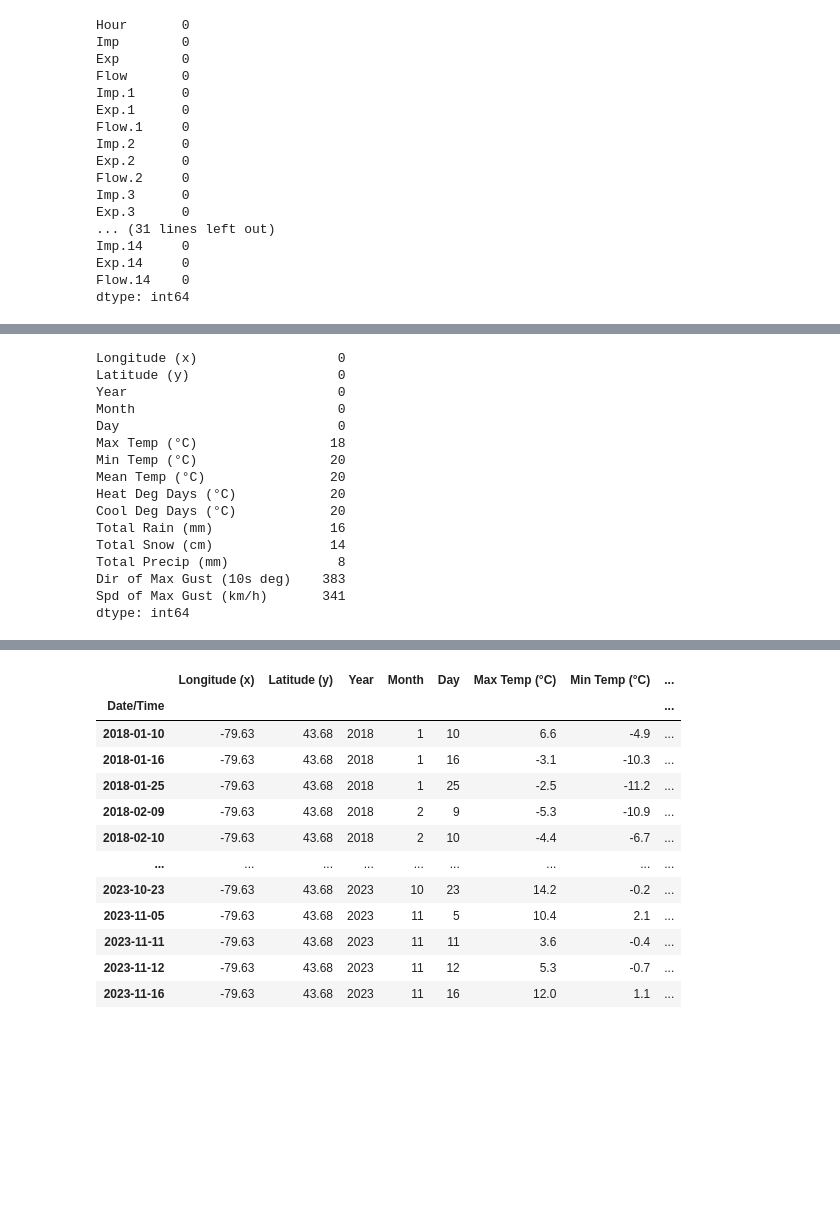
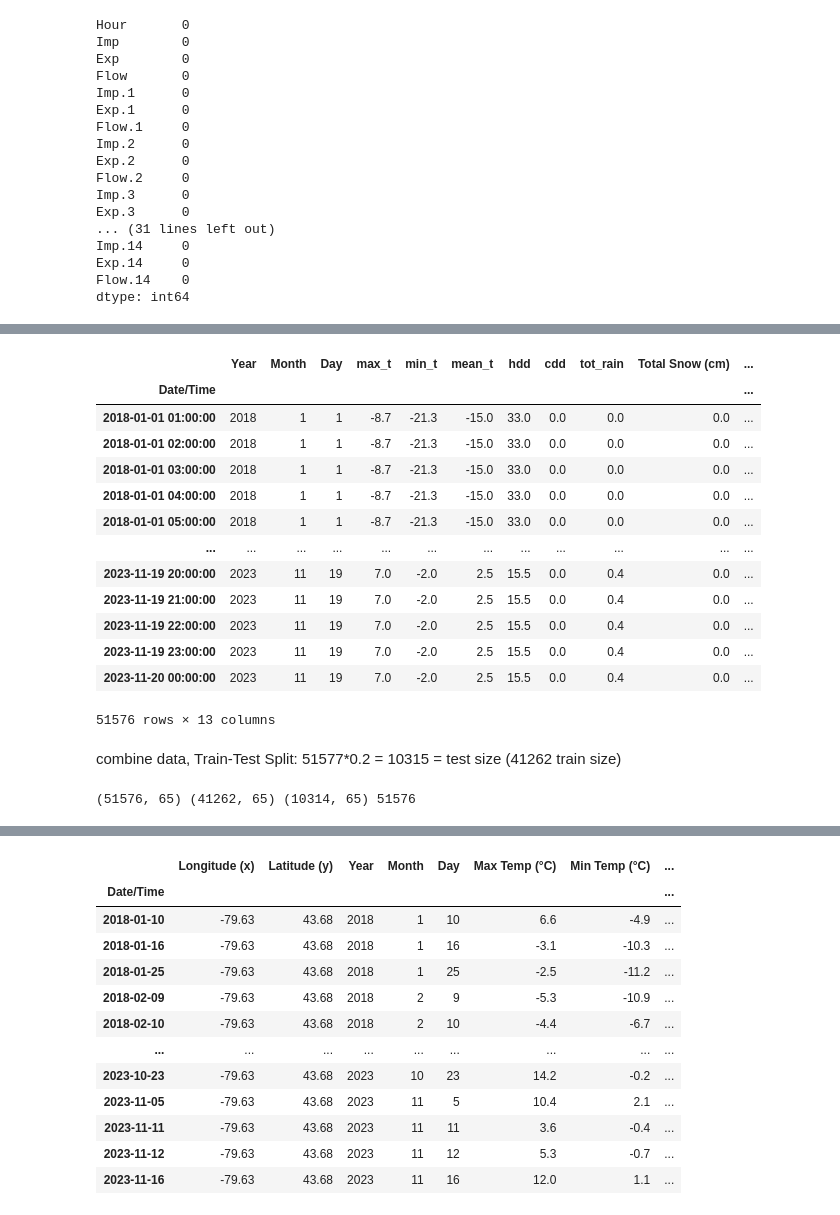
Before and after one commit to KeaganHRankin/cloud_ml_proj, a Jupyter notebook: data/power_eda.ipynb, the cells around one changed output, grey strips where cells are left out. Drawn from its saved outputs; the diff is of its cells as text; code cells hidden in the pictures; blank space fills up the shorter version.

Commit message:
complete 80 20 train test split

```diff
--- a/data/power_eda.ipynb
+++ b/data/power_eda.ipynb
@@ -496,21 +521,52 @@ weather_t.loc[datetime(2023,11,20,0)] = weather_t.loc[datetime(2023,11,19,0)]
 # get only the range for which we have price data
 weather_t = weather_t[datetime(2018,1,1,0):datetime(2023,11,20,0)]
 
-print(weather_t.isnull().sum(axis=0))
+# convert wind speed to float values
+weather_t['Spd of Max Gust (km/h)'] = weather_t['Spd of Max Gust (km/h)'].replace({'<31':'31'}).astype(float)
+
+# get re-sampled hourly data
+weather_t_hour = weather_t.resample('H').ffill()
+
+# rename cleanup
+weather_t_hour = weather_t_hour.rename(columns={'Max Temp (°C)':'max_t',
+                                                'Min Temp (°C)':'min_t',
+                                                'Mean Temp (°C)':'mean_t',
+                                                'Heat Deg Days (°C)':'hdd',
+                                                'Cool Deg Days (°C)':'cdd',
+                                                'Total Rain (mm)':'tot_rain',
+                                                'Total Snow (mm)':'tot_snow',
+                                                'Total Precip (mm)':'tot_precip',
+                                                'Dir of Max Gust (10s deg)':'gust_dir',
+                                                'Spd of Max Gust (km/h)':'gust_speed'
+                                                })
+weather_xy = weather_t_hour[['Year', 'Month', 'Day', 'max_t',
+       'min_t', 'mean_t', 'hdd', 'cdd', 'tot_rain', 'Total Snow (cm)',
+       'tot_precip', 'gust_dir', 'gust_speed']]
+weather_xy = weather_xy.drop(datetime(2018,1,1,0), axis=0)
-# %% [output]
-Longitude (x)                  0
-Latitude (y)                   0
-Year                           0
-Month                          0
-Day                            0
-Max Temp (°C)                 18
-Min Temp (°C)                 20
-Mean Temp (°C)                20
-Heat Deg Days (°C)            20
-Cool Deg Days (°C)            20
-Total Rain (mm)               16
-Total Snow (cm)               14
-Total Precip (mm)              8
-Dir of Max Gust (10s deg)    383
-Spd of Max Gust (km/h)       341
-dtype: int64
+# %%
+weather_xy#.drop(datetime(2018,1,1,0), axis=0)
+# %% [output]
+|  | Year | Month | Day | max_t | min_t | mean_t | hdd | cdd | tot_rain | Total Snow (cm) | ... |
+| Date/Time |  |  |  |  |  |  |  |  |  |  | ... |
+| 2018-01-01 01:00:00 | 2018 | 1 | 1 | -8.7 | -21.3 | -15.0 | 33.0 | 0.0 | 0.0 | 0.0 | ... |
+| 2018-01-01 02:00:00 | 2018 | 1 | 1 | -8.7 | -21.3 | -15.0 | 33.0 | 0.0 | 0.0 | 0.0 | ... |
+| 2018-01-01 03:00:00 | 2018 | 1 | 1 | -8.7 | -21.3 | -15.0 | 33.0 | 0.0 | 0.0 | 0.0 | ... |
+| 2018-01-01 04:00:00 | 2018 | 1 | 1 | -8.7 | -21.3 | -15.0 | 33.0 | 0.0 | 0.0 | 0.0 | ... |
+| 2018-01-01 05:00:00 | 2018 | 1 | 1 | -8.7 | -21.3 | -15.0 | 33.0 | 0.0 | 0.0 | 0.0 | ... |
+| ... | ... | ... | ... | ... | ... | ... | ... | ... | ... | ... | ... |
+| 2023-11-19 20:00:00 | 2023 | 11 | 19 | 7.0 | -2.0 | 2.5 | 15.5 | 0.0 | 0.4 | 0.0 | ... |
+| 2023-11-19 21:00:00 | 2023 | 11 | 19 | 7.0 | -2.0 | 2.5 | 15.5 | 0.0 | 0.4 | 0.0 | ... |
+| 2023-11-19 22:00:00 | 2023 | 11 | 19 | 7.0 | -2.0 | 2.5 | 15.5 | 0.0 | 0.4 | 0.0 | ... |
+| 2023-11-19 23:00:00 | 2023 | 11 | 19 | 7.0 | -2.0 | 2.5 | 15.5 | 0.0 | 0.4 | 0.0 | ... |
+| 2023-11-20 00:00:00 | 2023 | 11 | 19 | 7.0 | -2.0 | 2.5 | 15.5 | 0.0 | 0.4 | 0.0 | ... |
+51576 rows × 13 columns
+# %% [markdown]
+combine data, Train-Test Split: 51577*0.2 = 10315 = test size (41262 train size)
+# %%
+all_xy = pd.concat([price_xy, demand_xy, flow_xy, weather_xy], axis=1)
+all_xy
+train = all_xy.iloc[:41262]
+test = all_xy.iloc[41262:]
+print(all_xy.shape, train.shape, test.shape, train.shape[0] + test.shape[0])
+# %% [output]
+(51576, 65) (41262, 65) (10314, 65) 51576
```
Also changed, not shown: parts of 5 cells of this notebook, 2 other files.
